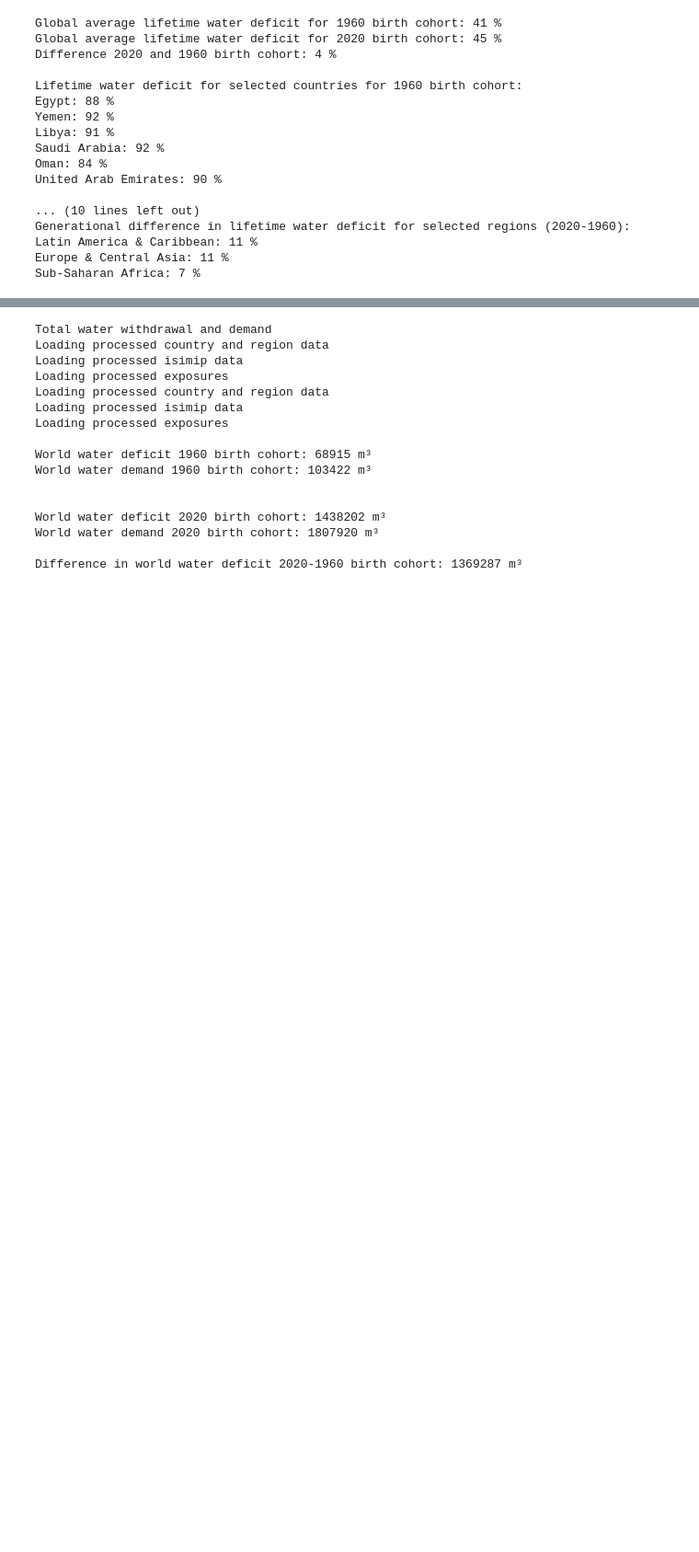
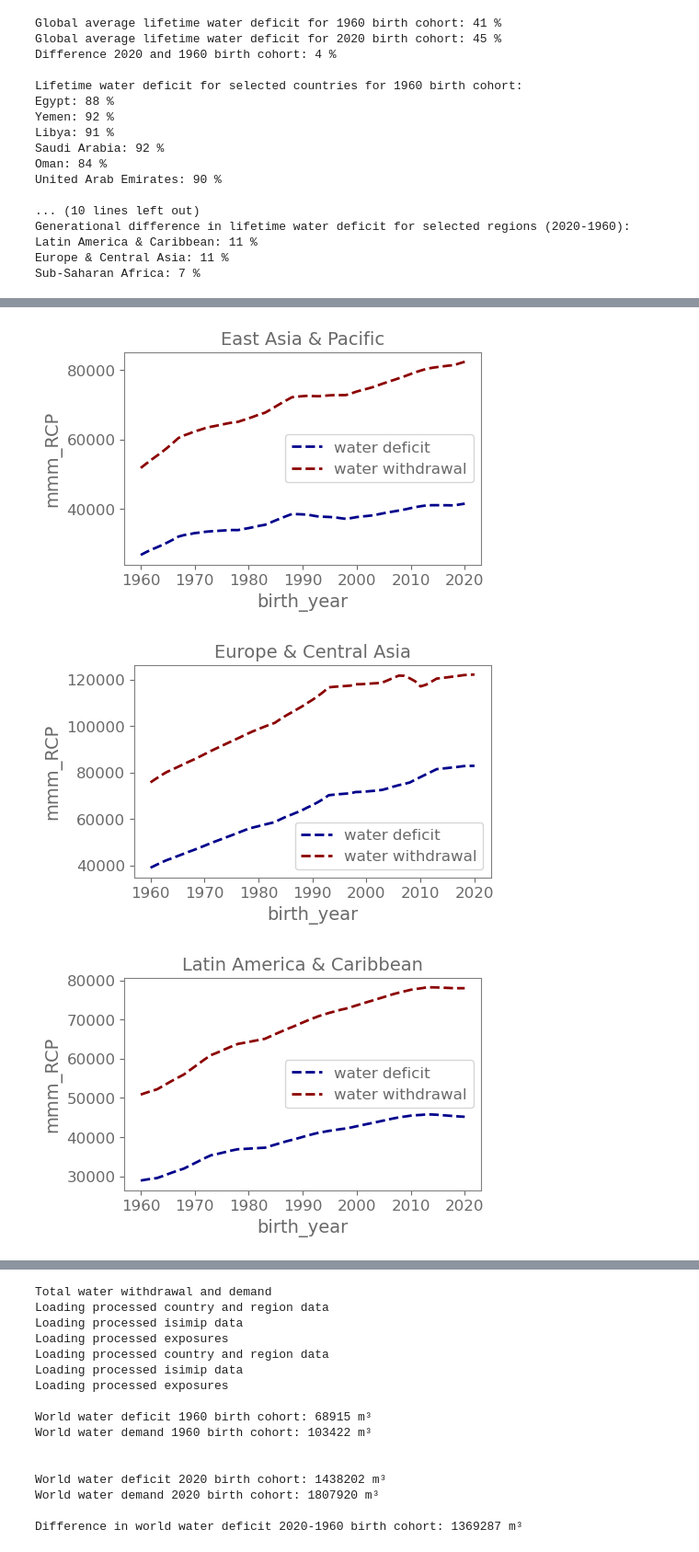
Before and after one commit to VUB-HYDR/2025_Vanderkelen_etal, a Jupyter notebook: lifetime_waterdeficit/fig_figures.ipynb, the cells around one changed output, grey strips where cells are left out. Shown at 92% size. Saved outputs shown, nothing was run; the diff lists cells and outputs as text; code cells hidden in the pictures; blank space fills up the shorter version.

```diff
--- a/lifetime_waterdeficit/fig_figures.ipynb
+++ b/lifetime_waterdeficit/fig_figures.ipynb
@@ -223,7 +223,7 @@ ax.annotate('Lower deficit', xy=(xpos_text,ypos-0.35), xycoords=("axes fraction"
 ax_inset = ax.inset_axes([0.15, 0.1, 0.1, 0.3]) #[x0, y0, width, height]
 
 var_type = ''#'delta_'
-rcp = 'RCP60'
+rcp = 'RCP'
 var = 'mmm_'+var_type+rcp
 
 # get values
@@ -320,0 +341,17 @@ Sub-Saharan Africa: 7 %
+# %%
+regions = ['East Asia & Pacific', 'Europe & Central Asia', 'Latin America & Caribbean',
+       'Middle East & North Africa', 'North America', 'South Asia',
+       'Sub-Saharan Africa']
+
+for region in regions:
+
+       fig, ax = plt.subplots(figsize=(5, 3))
+       ds_waterdeficit_perregion.sel(region=region)["mmm_RCP"].plot(ax=ax,label=(f"water deficit"), color='darkblue', linewidth=2, linestyle='--')
+
+       ds_withdrawal_perregion.sel(region=region)["mmm_RCP"].plot(ax = ax, label="water withdrawal", color='darkred', linewidth=2, linestyle='--')
+       ax.set_title(region)
+       plt.legend()
+# %% [output]
+[figure, added]
+[figure, added]
+[figure, added]
```
Also changed, not shown: parts of 32 cells of this notebook, 11 other files.
